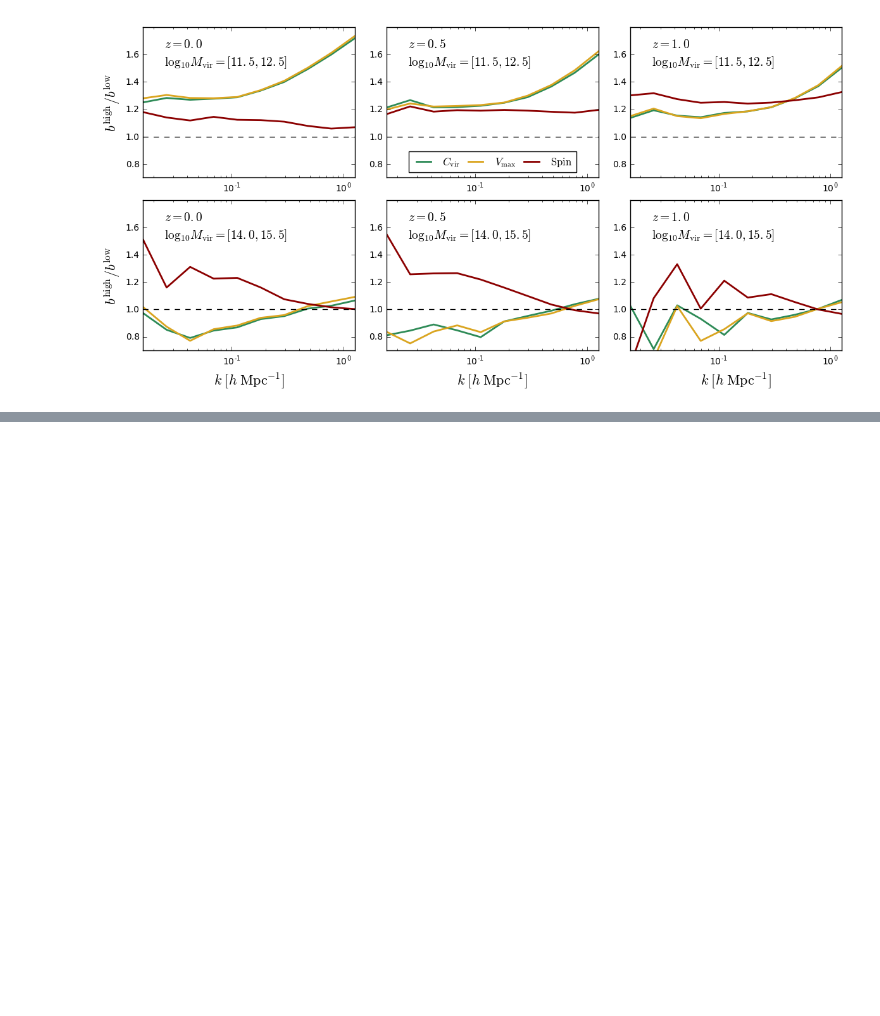
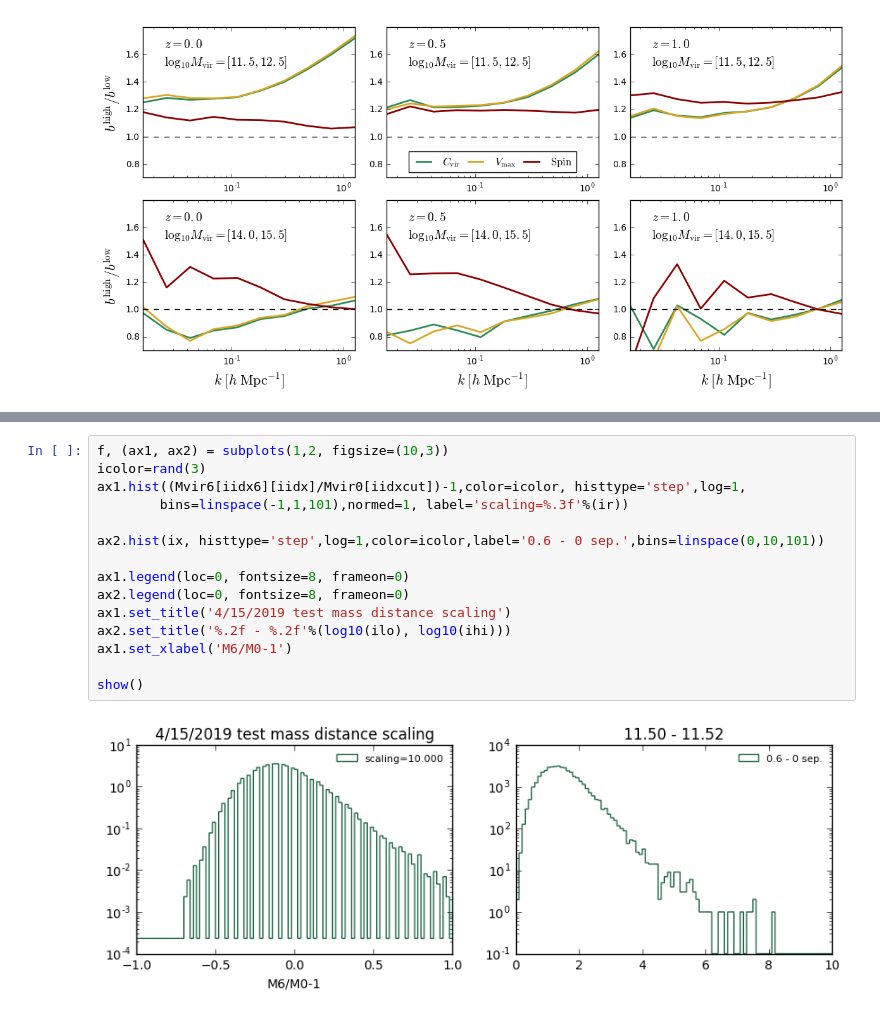
Before and after one commit to liuxx479/NUassemblybias, a Jupyter notebook: AB.ipynb, the cells around one changed output, grey strips where cells are left out. Drawn from its saved outputs; the diff is of its cells as text; blank space fills up the shorter version.

```diff
--- a/AB.ipynb
+++ b/AB.ipynb
@@ -412,0 +538,17 @@ subplots_adjust(left=0.06, bottom=0.1, right=0.98, top=0.95, wspace=0.15, hspace
+# %%
+f, (ax1, ax2) = subplots(1,2, figsize=(10,3))
+icolor=rand(3)
+ax1.hist((Mvir6[iidx6][iidx]/Mvir0[iidxcut])-1,color=icolor, histtype='step',log=1,
+        bins=linspace(-1,1,101),normed=1, label='scaling=%.3f'%(ir))
+
+ax2.hist(ix, histtype='step',log=1,color=icolor,label='0.6 - 0 sep.',bins=linspace(0,10,101))
+
+ax1.legend(loc=0, fontsize=8, frameon=0)
+ax2.legend(loc=0, fontsize=8, frameon=0)
+ax1.set_title('4/15/2019 test mass distance scaling')
+ax2.set_title('%.2f - %.2f'%(log10(ilo), log10(ihi)))
+ax1.set_xlabel('M6/M0-1')
+
+show()
+# %% [output]
+[figure, added]
```
Also changed, not shown: parts of 10 cells of this notebook.
